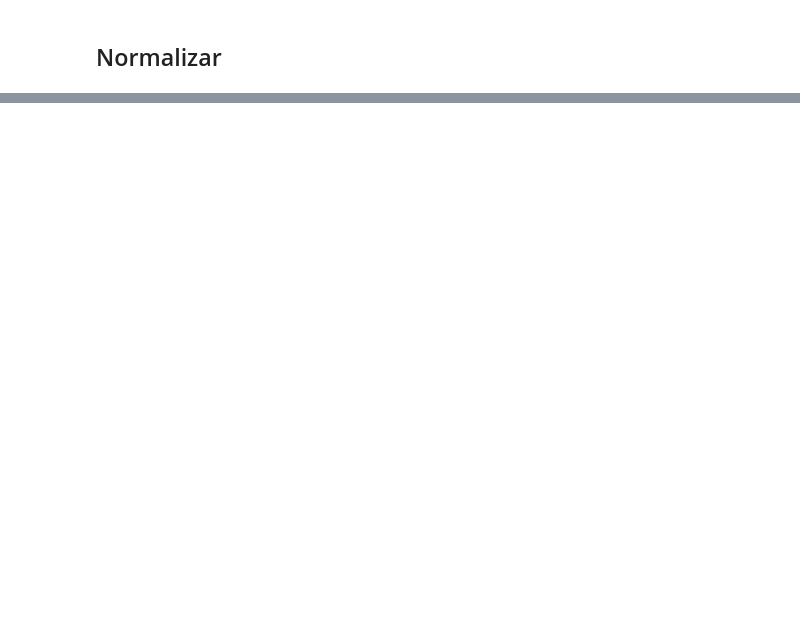
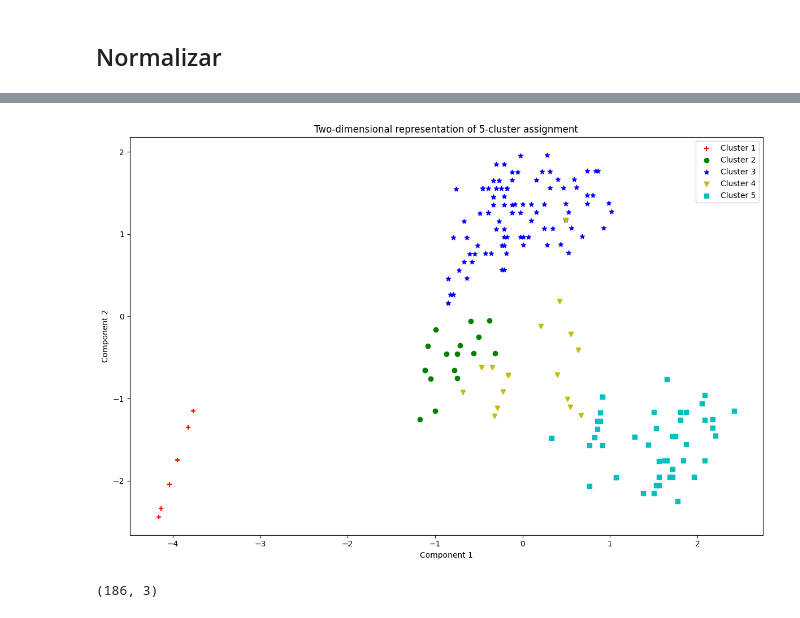
Before and after one commit to edgarMuno/DISCAPACIDADCLUSTERS, a Jupyter notebook: Vinculacion/Cluster.ipynb, the cells around one changed output, grey strips where cells are left out. Cells and saved outputs as stored; diff of their text form; code cells hidden in the pictures; blank space fills up the shorter version.

```diff
--- a/Vinculacion/Cluster.ipynb
+++ b/Vinculacion/Cluster.ipynb
@@ -470,5 +678,5 @@ Se eliminia la edad ya que tiene alta correlacion
 # %%
 
-df_new=df_new.drop(['Edad','TIPOD_NINGUNA'], axis=1)
+df_new=df_new.drop(['GRADO O CURSO\n2023 2024','TIENE CARNE \nSI/NO'], axis=1)
 # %%
 df_new.dtypes
@@ -544,0 +933,9 @@ tools.display_dataframe_to_user(name="Cluster Analysis", dataframe=cluster_analy
+# %%
+# 8. In k-means clustering our objective is to minimise total within-cluster sum of squares
+# and maximise between clusters sum of squares.
+# Setting multiple initial random assignments may improve the clustering.
+
+means2 = (KMeans(n_clusters=5, random_state=1234,
+                 init='random', n_init=50)
+            .fit(credit_data_z.values))
+means2
@@ -544,0 +957,10 @@ tools.display_dataframe_to_user(name="Cluster Analysis", dataframe=cluster_analy
+# %%
+# First, create a copy of the z-score standardised data and add
+# a new variable 'cluster' with labels of the cluster assignment:
+credit_data_z_copy = credit_data_z.copy()
+credit_data_z_copy['cluster'] = pd.Series(means2.labels_, index = credit_data_z.index)
+# %%
+from sklearn.decomposition import PCA
+pca_means2 = PCA(n_components=3).fit(credit_data_z_copy.iloc[:,:6])
+pca_2d_means2 = pca_means2.transform(credit_data_z_copy.iloc[:,:6])
+pca_2d_means2.shape
@@ -544,0 +992,30 @@ tools.display_dataframe_to_user(name="Cluster Analysis", dataframe=cluster_analy
+# %%
+import pylab as pl
+from pylab import rcParams
+rcParams['figure.figsize'] = 12, 8
+
+for i in range(0, pca_2d_means2.shape[0]):
+    if credit_data_z_copy.cluster[i] == 0:
+        c1 = pl.scatter(pca_2d_means2[i,0], pca_2d_means2[i,1], c='r', marker='+')
+    elif credit_data_z_copy.cluster[i] == 1:
+        c2 = pl.scatter(pca_2d_means2[i,0], pca_2d_means2[i,1], c='g', marker='o')
+    elif credit_data_z_copy.cluster[i] == 2:
+        c3 = pl.scatter(pca_2d_means2[i,0], pca_2d_means2[i,1], c='b', marker='*')
+    elif credit_data_z_copy.cluster[i] == 3:
+        c4 = pl.scatter(pca_2d_means2[i,0], pca_2d_means2[i,1], c='y', marker='v')
+    elif credit_data_z_copy.cluster[i] == 4:
+        c5 = pl.scatter(pca_2d_means2[i,0], pca_2d_means2[i,1], c='c', marker='s')
+
+pl.legend([c1, c2, c3, c4, c5], ['Cluster 1', 'Cluster 2', 'Cluster 3', 'Cluster 4', 'Cluster 5'])
+pl.title('Two-dimensional representation of 5-cluster assignment')
+pl.xlabel('Component 1')
+pl.ylabel('Component 2')
+pl.tight_layout()
+# %% [output]
+[figure, added]
+# %%
+pca_means2_3d = PCA(n_components=3).fit(credit_data_z_copy.iloc[:,:6])
+pca_3d_means2 = pca_means2_3d.transform(credit_data_z_copy.iloc[:,:6])
+pca_3d_means2.shape
+# %% [output]
+(186, 3)
```
Also changed, not shown: parts of 70 cells of this notebook, 1 other file.
